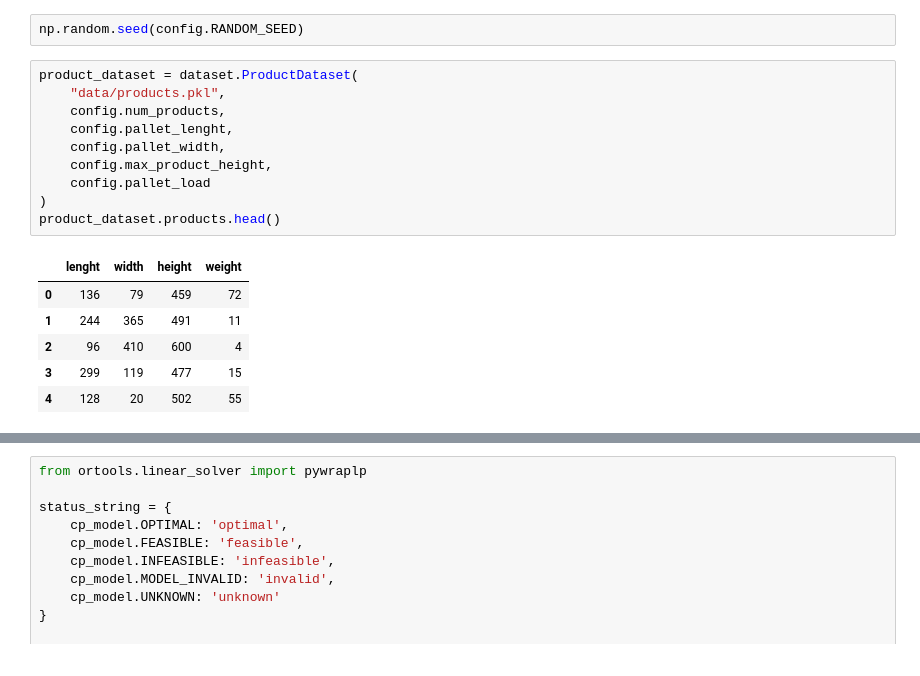
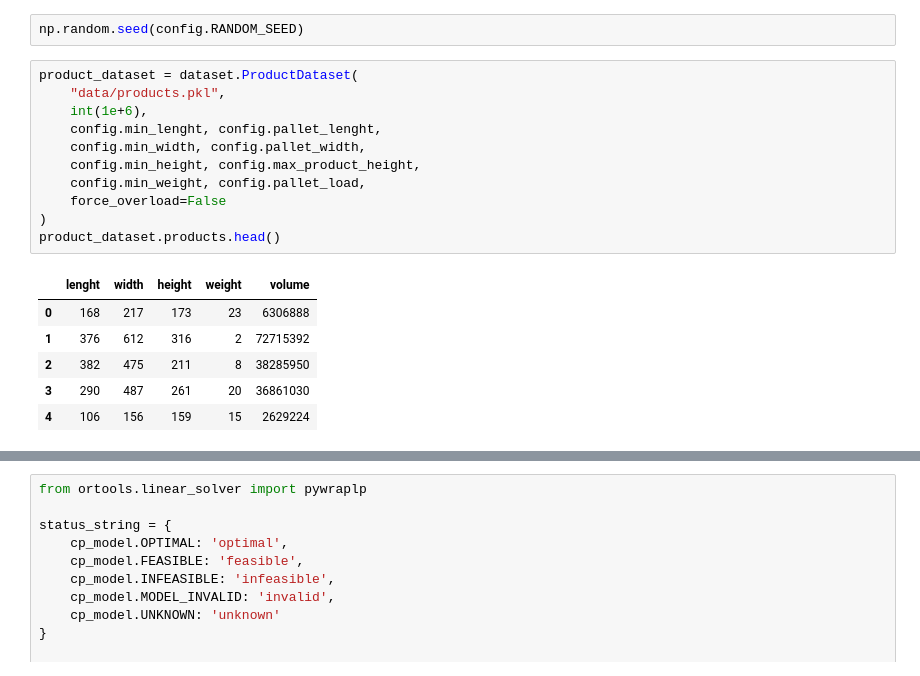
Before and after one commit to Wadaboa/3d-bpp, a Jupyter notebook: cg.ipynb, the cells around one changed output, grey strips where cells are left out. Cells and saved outputs as stored; diff of their text form.

```diff
--- a/cg.ipynb
+++ b/cg.ipynb
@@ -19,18 +19,19 @@ np.random.seed(config.RANDOM_SEED)
 # %%
 product_dataset = dataset.ProductDataset(
     "data/products.pkl",
-    config.num_products,
-    config.pallet_lenght,
-    config.pallet_width,
-    config.max_product_height,
-    config.pallet_load
+    int(1e+6),
+    config.min_lenght, config.pallet_lenght,
+    config.min_width, config.pallet_width,
+    config.min_height, config.max_product_height,
+    config.min_weight, config.pallet_load,
+    force_overload=False
 )
 product_dataset.products.head()
 # %% [output]
-|  | lenght | width | height | weight |
-| 0 | 136 | 79 | 459 | 72 |
-| 1 | 244 | 365 | 491 | 11 |
-| 2 | 96 | 410 | 600 | 4 |
-| 3 | 299 | 119 | 477 | 15 |
-| 4 | 128 | 20 | 502 | 55 |
+|  | lenght | width | height | weight | volume |
+| 0 | 168 | 217 | 173 | 23 | 6306888 |
+| 1 | 376 | 612 | 316 | 2 | 72715392 |
+| 2 | 382 | 475 | 211 | 8 | 38285950 |
+| 3 | 290 | 487 | 261 | 20 | 36861030 |
+| 4 | 106 | 156 | 159 | 15 | 2629224 |
 # %%
```
Also changed, not shown: parts of 17 cells of this notebook, 5 other files.
